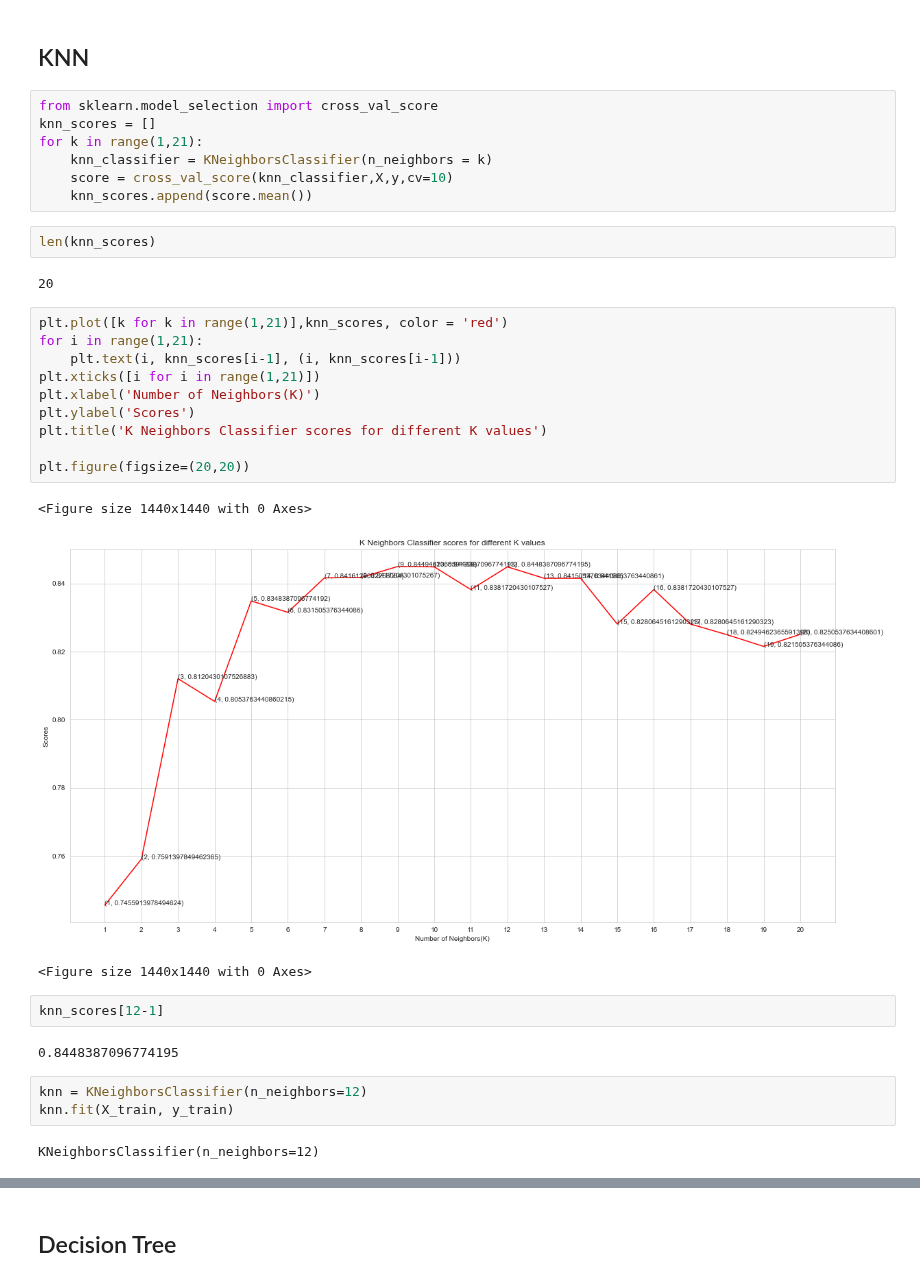
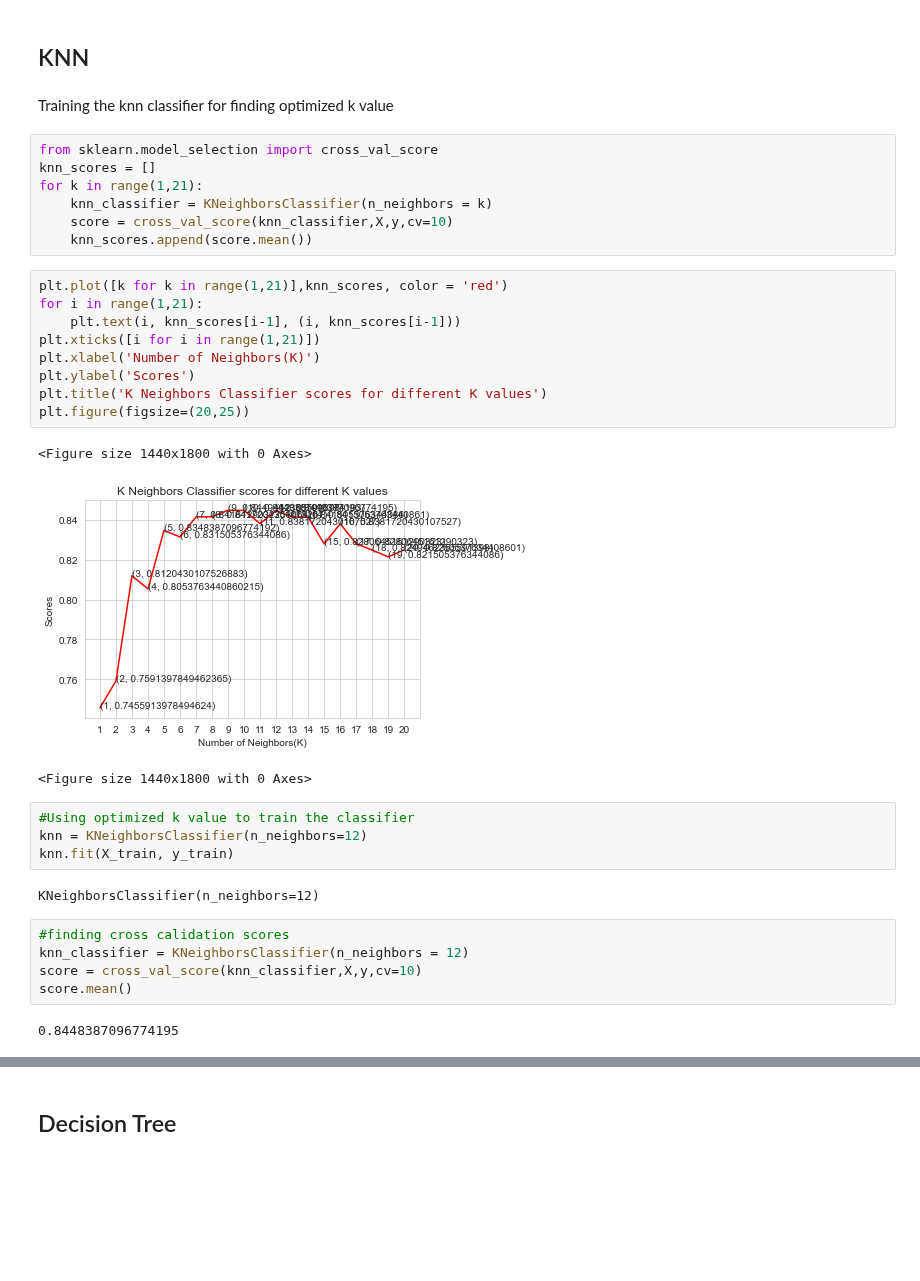
Before and after one commit to Vaidehi16-05/Heart-Disease-Prediction, a Jupyter notebook: Heart Disease Prediction.ipynb, the cells around one changed output, grey strips where cells are left out. Cells and saved outputs as stored; diff of their text form; blank space fills up the shorter version.

```diff
--- a/Heart Disease Prediction.ipynb
+++ b/Heart Disease Prediction.ipynb
@@ -178,6 +126,8 @@ X
 X_train, X_test, y_train, y_test = train_test_split(X, y, test_size=0.2)
 # %% [markdown]
 ## KNN
+# %% [markdown]
+Training the knn classifier for finding optimized k value
 # %%
 from sklearn.model_selection import cross_val_score
 knn_scores = []
@@ -185,31 +135,30 @@ for k in range(1,21):
     knn_classifier = KNeighborsClassifier(n_neighbors = k)
     score = cross_val_score(knn_classifier,X,y,cv=10)
     knn_scores.append(score.mean())
-# %%
-len(knn_scores)
-# %% [output]
-20
 # %%
 plt.plot([k for k in range(1,21)],knn_scores, color = 'red')
 for i in range(1,21):
     plt.text(i, knn_scores[i-1], (i, knn_scores[i-1]))
 plt.xticks([i for i in range(1,21)])
 plt.xlabel('Number of Neighbors(K)')
 plt.ylabel('Scores')
 plt.title('K Neighbors Classifier scores for different K values')
-
-plt.figure(figsize=(20,20))
+plt.figure(figsize=(20,25))
 # %% [output]
-<Figure size 1440x1440 with 0 Axes>
+<Figure size 1440x1800 with 0 Axes>
-[figure, old version]
+[figure, new version]
-<Figure size 1440x1440 with 0 Axes>
+<Figure size 1440x1800 with 0 Axes>
-# %%
-knn_scores[12-1]
-# %% [output]
-0.8448387096774195
 # %%
+#Using optimized k value to train the classifier
 knn = KNeighborsClassifier(n_neighbors=12)
 knn.fit(X_train, y_train)
 # %% [output]
 KNeighborsClassifier(n_neighbors=12)
+# %%
+#finding cross calidation scores
+knn_classifier = KNeighborsClassifier(n_neighbors = 12)
+score = cross_val_score(knn_classifier,X,y,cv=10)
+score.mean()
+# %% [output]
+0.8448387096774195
 # %%
```
Also changed, not shown: parts of 32 cells of this notebook.
